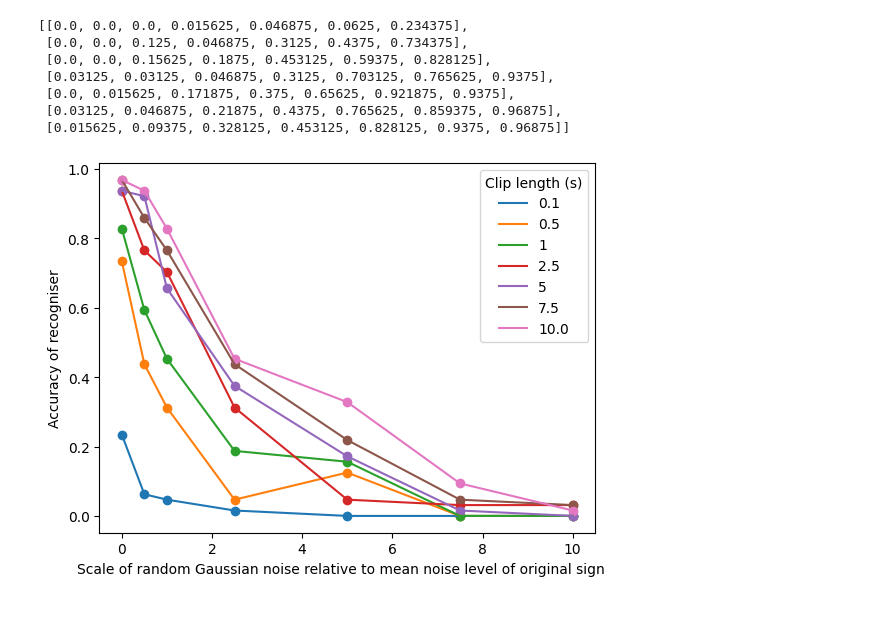
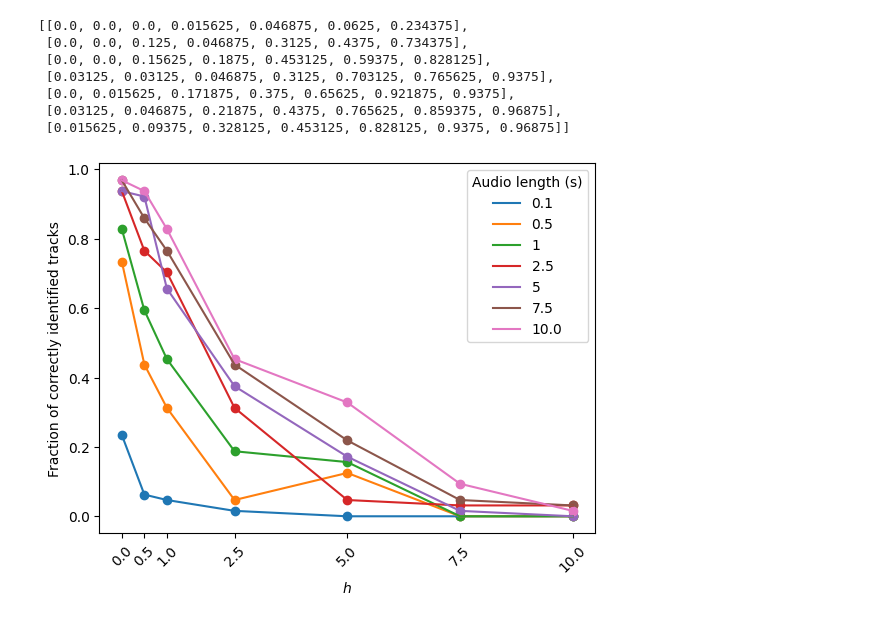
Before and after one commit to ArjunS07/math-ee-code, a Jupyter notebook: music_recognition/main.ipynb, the cells around one changed output. Cells and saved outputs as stored; diff of their text form; code cells hidden in the pictures.

```diff
--- a/music_recognition/testing.ipynb
+++ b/music_recognition/main.ipynb
@@ -329,16 +329,25 @@ accuracies
  [0.0, 0.015625, 0.171875, 0.375, 0.65625, 0.921875, 0.9375],
  [0.03125, 0.046875, 0.21875, 0.4375, 0.765625, 0.859375, 0.96875],
  [0.015625, 0.09375, 0.328125, 0.453125, 0.828125, 0.9375, 0.96875]]
+# %%
+accuracies = [[0.0, 0.0, 0.0, 0.015625, 0.046875, 0.0625, 0.234375],
+ [0.0, 0.0, 0.125, 0.046875, 0.3125, 0.4375, 0.734375],
+ [0.0, 0.0, 0.15625, 0.1875, 0.453125, 0.59375, 0.828125],
+ [0.03125, 0.03125, 0.046875, 0.3125, 0.703125, 0.765625, 0.9375],
+ [0.0, 0.015625, 0.171875, 0.375, 0.65625, 0.921875, 0.9375],
+ [0.03125, 0.046875, 0.21875, 0.4375, 0.765625, 0.859375, 0.96875],
+ [0.015625, 0.09375, 0.328125, 0.453125, 0.828125, 0.9375, 0.96875]]
 # %%
 for i in range(len(accuracies)):
     plt.scatter(list(reversed(NOISE_LEVELS)), accuracies[i], label='_nolegend_')
     plt.plot(list(reversed(NOISE_LEVELS)), accuracies[i])
 
 plt.legend(CLIP_LENGTHS)
-plt.gca().get_legend().set_title('Clip length (s)')
-
-plt.xlabel('Scale of random Gaussian noise relative to mean noise level of original signal')
-plt.ylabel('Accuracy of recogniser')
+plt.gca().get_legend().set_title('Audio length (s)')
+plt.xlabel('$h$')
+plt.ylabel('Fraction of correctly identified tracks')
+plt.xticks(NOISE_LEVELS)
+plt.xticks(rotation=45)
 plt.savefig('accuracy-of-recogniser.png', dpi=300)
 # %% [output]
-[figure, old version]
+[figure, new version]
```
Also changed, not shown: parts of 1 cell of this notebook, 6 other files.
